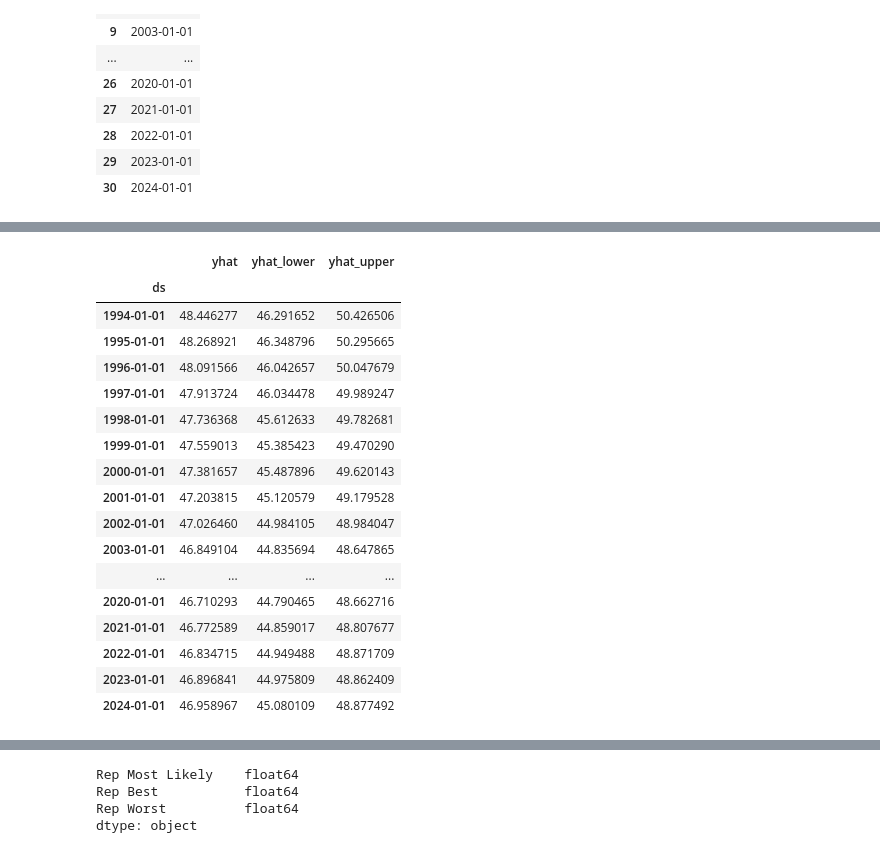
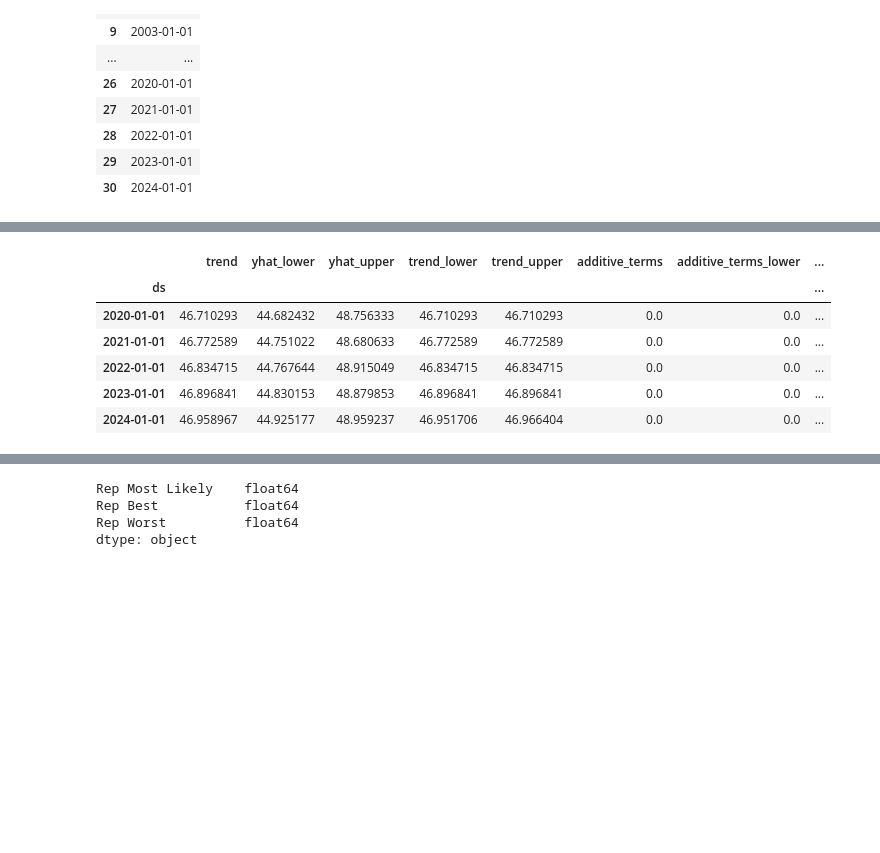
Before and after one commit to azcafriz13/project-1-election-data-analysis, a Jupyter notebook: Demographic_Dataframe_Collection.ipynb, the cells around one changed output, grey strips where cells are left out. Drawn from its saved outputs; the diff is of its cells as text; code cells hidden in the pictures; blank space fills up the shorter version.

```diff
--- a/Demographic_Dataframe_Collection.ipynb
+++ b/Demographic_Dataframe_Collection.ipynb
@@ -297,28 +297,16 @@ forecast_republican_trends.tail()
 # %%
 # Evaluate the Model
 # Set the index in the forecast_*_trends DataFrame to the ds datetime column
 forecast_republican_trends = forecast_republican_trends.set_index('ds')
-# View the only the yhat,yhat_lower and yhat_upper columns from the DataFrame
-forecast_republican_trends[["yhat","yhat_lower","yhat_upper"]]
+forecast_republican_trends.tail()
 # %% [output]
-|  | yhat | yhat_lower | yhat_upper |
-| ds |  |  |  |
-| 1994-01-01 | 48.446277 | 46.291652 | 50.426506 |
-| 1995-01-01 | 48.268921 | 46.348796 | 50.295665 |
-| 1996-01-01 | 48.091566 | 46.042657 | 50.047679 |
-| 1997-01-01 | 47.913724 | 46.034478 | 49.989247 |
-| 1998-01-01 | 47.736368 | 45.612633 | 49.782681 |
-| 1999-01-01 | 47.559013 | 45.385423 | 49.470290 |
-| 2000-01-01 | 47.381657 | 45.487896 | 49.620143 |
-| 2001-01-01 | 47.203815 | 45.120579 | 49.179528 |
-| 2002-01-01 | 47.026460 | 44.984105 | 48.984047 |
-| 2003-01-01 | 46.849104 | 44.835694 | 48.647865 |
-| ... | ... | ... | ... |
-| 2020-01-01 | 46.710293 | 44.790465 | 48.662716 |
-| 2021-01-01 | 46.772589 | 44.859017 | 48.807677 |
-| 2022-01-01 | 46.834715 | 44.949488 | 48.871709 |
-| 2023-01-01 | 46.896841 | 44.975809 | 48.862409 |
-| 2024-01-01 | 46.958967 | 45.080109 | 48.877492 |
+|  | trend | yhat_lower | yhat_upper | trend_lower | trend_upper | additive_terms | additive_terms_lower | ... |
+| ds |  |  |  |  |  |  |  | ... |
+| 2020-01-01 | 46.710293 | 44.682432 | 48.756333 | 46.710293 | 46.710293 | 0.0 | 0.0 | ... |
+| 2021-01-01 | 46.772589 | 44.751022 | 48.680633 | 46.772589 | 46.772589 | 0.0 | 0.0 | ... |
+| 2022-01-01 | 46.834715 | 44.767644 | 48.915049 | 46.834715 | 46.834715 | 0.0 | 0.0 | ... |
+| 2023-01-01 | 46.896841 | 44.830153 | 48.879853 | 46.896841 | 46.896841 | 0.0 | 0.0 | ... |
+| 2024-01-01 | 46.958967 | 44.925177 | 48.959237 | 46.951706 | 46.966404 | 0.0 | 0.0 | ... |
 # %%
 #Rename yhat yhat_lower yhat_ upper
 forecast_republican_trends = forecast_republican_trends.rename(
```
Also changed, not shown: parts of 51 cells of this notebook.
